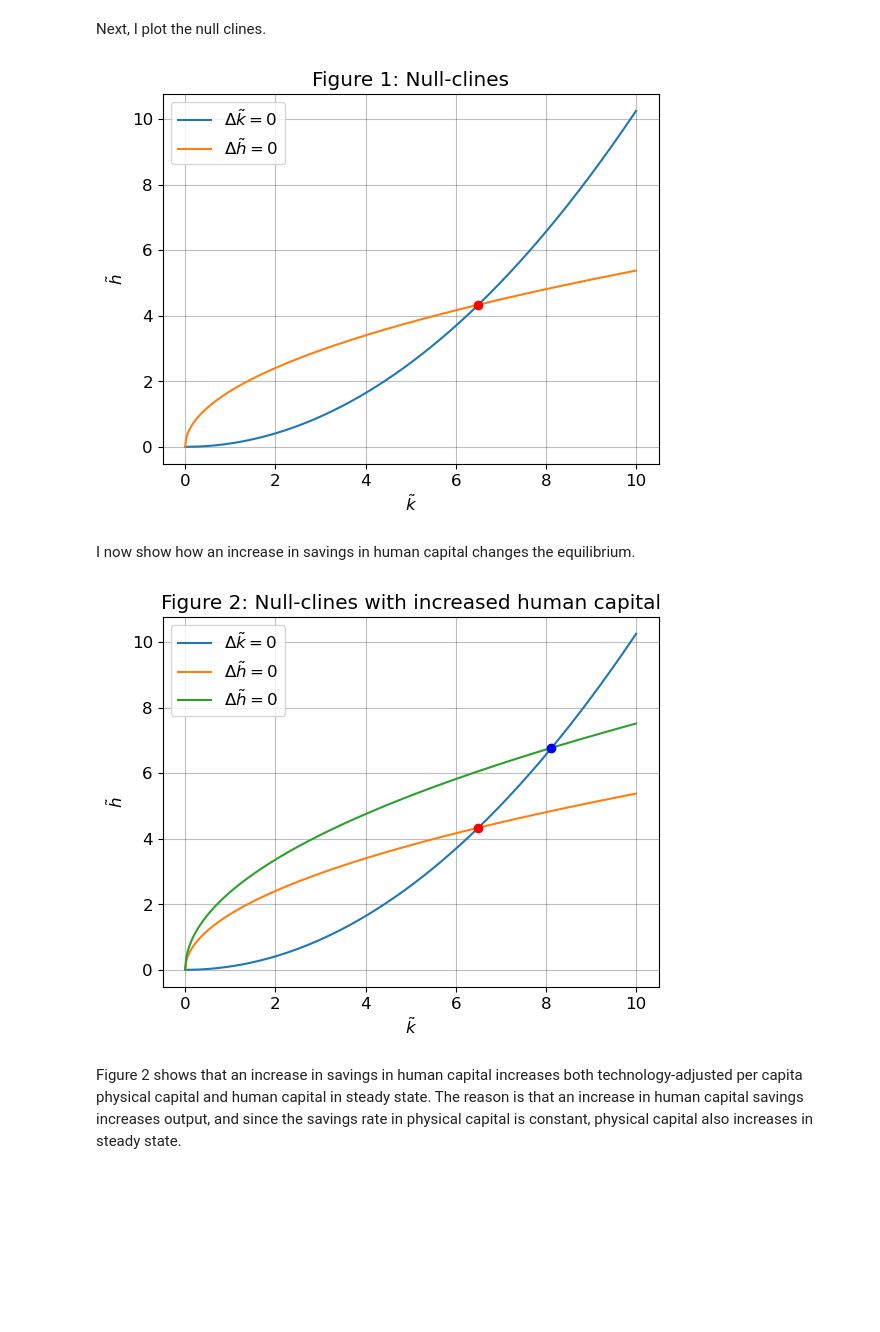
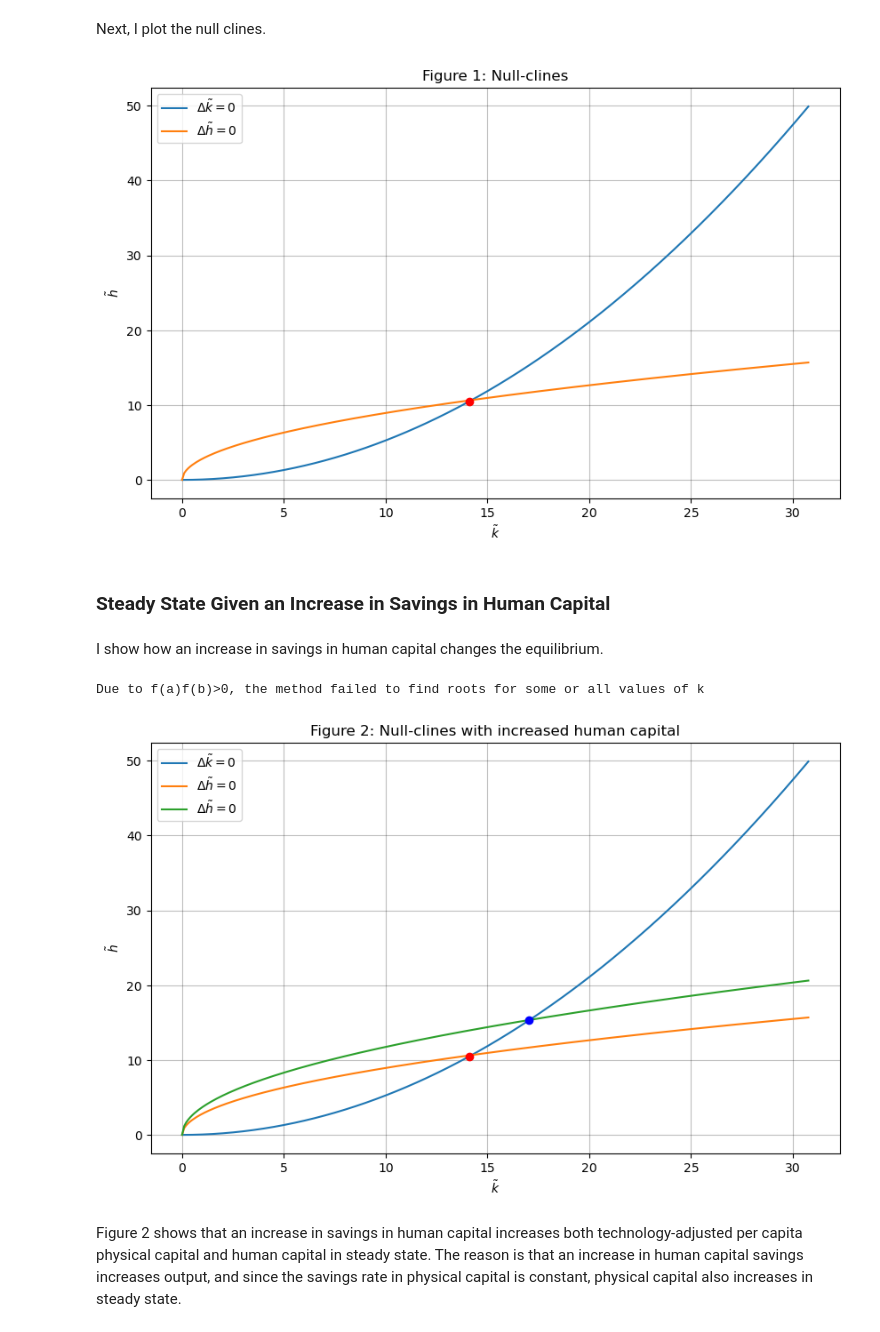
Before and after one commit to NumEconCopenhagen/projects-2023-jts, a Jupyter notebook: modelproject/modelproject.ipynb, the cells around one changed output. Cells and saved outputs as stored; diff of their text form; code cells hidden in the pictures; blank space fills up the shorter version.

```diff
--- a/modelproject/modelproject.ipynb
+++ b/modelproject/modelproject.ipynb
@@ -18,11 +18,12 @@ import random
 import matplotlib.pyplot as plt
 
 # local modules
-from modelproject import n_ss_solow, multi_start, null_clines, find_intersection
+from modelproject import n_ss_solow, multi_start, null_clines, find_intersection, simulate_growth_paths
 
 # Predefined options for all plots
 plt.rcParams.update({"axes.grid":True,"grid.color":"black","grid.alpha":"0.25","grid.linestyle":"-"})
-plt.rcParams.update({'font.size': 12})
+plt.rcParams.update({'figure.figsize': (10, 6)})
+plt.rcParams.update({'font.size': 10})
 # %% [output]
 The autoreload extension is already loaded. To reload it, use:
   %reload_ext autoreload
@@ -91,11 +92,11 @@ ss_func = sm.lambdify(args = (s_K, s_H, n, g, delta, alpha, varphi), expr = (ss_
 I set the name of the parameter values to the name of each parameter plus `_val` to not overwrite the original values.
 # %%
 # Set parameter values
-s_K_val = 0.3
-s_H_val = 0.2
-n_val = 0.02
-g_val = 0.02
-delta_val = 0.1
+s_K_val = 0.2
+s_H_val = 0.15
+n_val = 0.0
+g_val = 0.015
+delta_val = 0.06
 alpha_val = 1/3
 varphi_val = 1/3
 # %% [markdown]
@@ -201,35 +204,38 @@ ax.set_xlabel(r'$\tilde{k}$')
 ax.set_ylabel(r'$\tilde{h}$')
 ax.legend(loc='upper left');
 # %% [output]
-[figure, old version]
+[figure, new version]
+# %% [markdown]
+### Steady State Given an Increase in Savings in Human Capital
 # %% [markdown]
-I now show how an increase in savings in human capital changes the equilibrium.
+I show how an increase in savings in human capital changes the equilibrium.
 # %%
 # Call the function null_clines with the increased parameter value for human capital
-s_H_k_vec, s_H_h_vec_k, s_H_h_vec_h = null_clines(s_K_val, 0.25, g_val, n_val, alpha_val, varphi_val, delta_val)
+s_H_k_vec, s_H_h_vec_k, s_H_h_vec_h = null_clines(s_K_val, 0.18, g_val, n_val, alpha_val, varphi_val, delta_val)
 
 # Create the figure and the plot
 fig, ax = plt.subplots()
 
 # Set null-clines
 ax.plot(k_vec, h_vec_k, label= r'$\Delta \tilde{k}=0$')
 ax.plot(k_vec, h_vec_h, label= r'$\Delta \tilde{h}=0$')
 ax.plot(k_vec, s_H_h_vec_h, label= r'$\Delta \tilde{h}=0$')
 
 # Find the intersections dynamically
 k_vec_inter, h_vec_k_inter, h_vec_h_inter = find_intersection(k_vec, h_vec_k, h_vec_h)
 s_H_k_vec_inter, s_H_h_vec_k_inter, s_H_h_vec_h_inter = find_intersection(s_H_k_vec, s_H_h_vec_k, s_H_h_vec_h)
 
 # Mark the intersection on the plot
 ax.plot(k_vec_inter, h_vec_k_inter, 'ro')
 ax.plot(s_H_k_vec_inter, s_H_h_vec_h_inter, 'bo')
 
 # Set title, labels and legend
 ax.set_title('Figure 2: Null-clines with increased human capital')
 ax.set_xlabel(r'$\tilde{k}$')
 ax.set_ylabel(r'$\tilde{h}$')
 ax.legend(loc='upper left');
 # %% [output]
+Due to f(a)f(b)>0, the method failed to find roots for some or all values of k
-[figure, old version]
+[figure, new version]
 # %% [markdown]
 Figure 2 shows that an increase in savings in human capital increases both technology-adjusted per capita physical capital and human capital in steady state. The reason is that an increase in human capital savings increases output, and since the savings rate in physical capital is constant, physical capital also increases in steady state.
```
Also changed, not shown: parts of 10 cells of this notebook, 2 other files.
